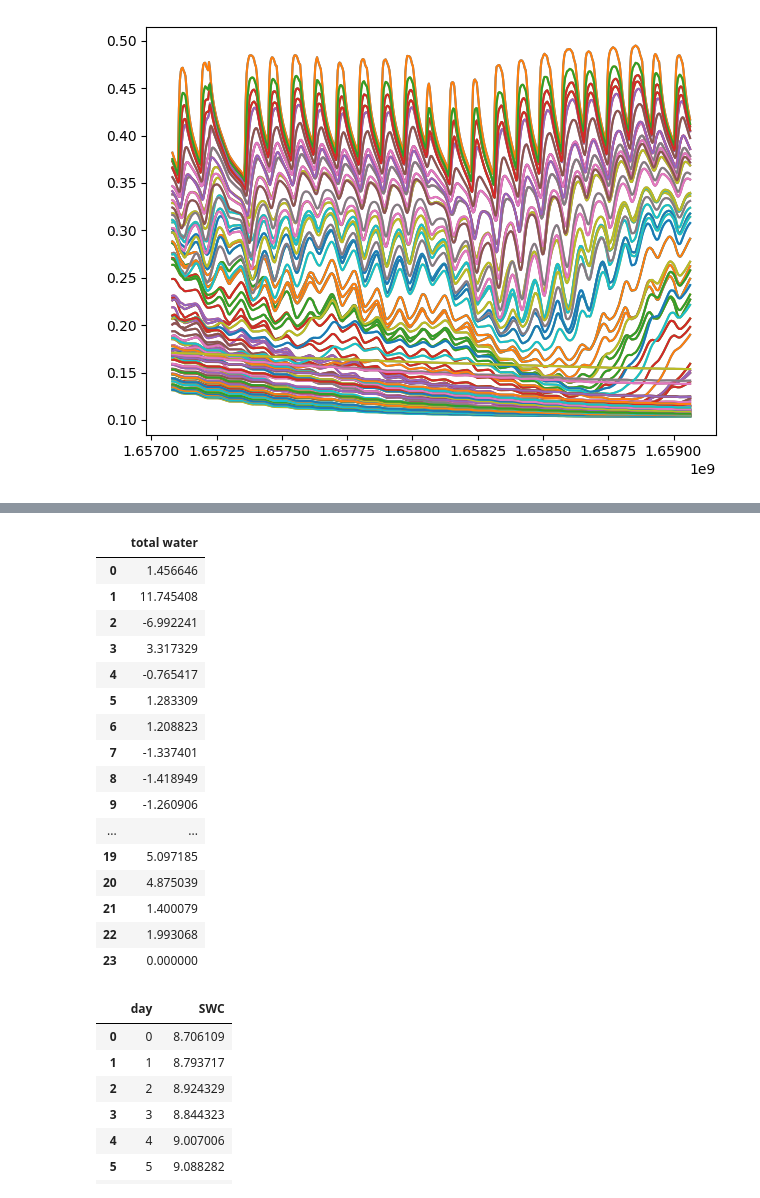
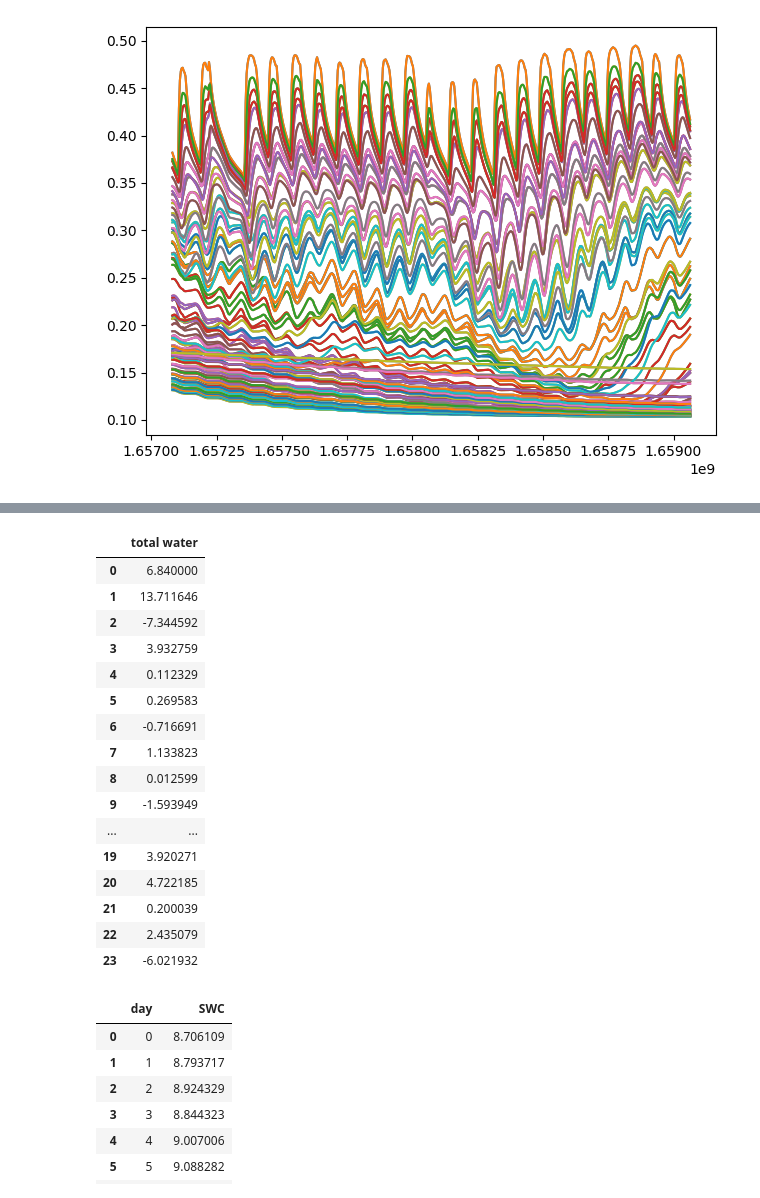
Before and after one commit to josephgiovanelli/et0_calculation, a Jupyter notebook: notebook.ipynb, the cells around one changed output, grey strips where cells are left out. Saved outputs shown, nothing was run; the diff lists cells and outputs as text; code cells hidden in the pictures.

```diff
--- a/notebook.ipynb
+++ b/notebook.ipynb
@@ -106,36 +106,36 @@ def set_days(df,column_name,new_column):
 # %%
 
 
 #Calculating daily precipitation & irrigation values
 
 pr = set_days(pr,'timestamp','day').groupby(pr['day'], as_index=False)["precipitation"].sum()
 ir = set_days(ir,'timestamp','day').groupby(ir['day'], as_index=False)["irrigation"].sum()
-
+et = pd.DataFrame([{'timestamp': 0, 'et0': 0}]).append(et, ignore_index =True)
 
 #Daily water deficit: irrigation + precipitation - et0
 
 tw = pd.DataFrame(ir['irrigation'].add(pr['precipitation'].sub(et['et0'],fill_value=0)),columns=['total water'])
 
 
 tw
 # %% [output]
 |  | total water |
-| 0 | 1.456646 |
-| 1 | 11.745408 |
-| 2 | -6.992241 |
-| 3 | 3.317329 |
-| 4 | -0.765417 |
-| 5 | 1.283309 |
-| 6 | 1.208823 |
-| 7 | -1.337401 |
-| 8 | -1.418949 |
-| 9 | -1.260906 |
+| 0 | 6.840000 |
+| 1 | 13.711646 |
+| 2 | -7.344592 |
+| 3 | 3.932759 |
+| 4 | 0.112329 |
+| 5 | 0.269583 |
+| 6 | -0.716691 |
+| 7 | 1.133823 |
+| 8 | 0.012599 |
+| 9 | -1.593949 |
 | ... | ... |
-| 19 | 5.097185 |
-| 20 | 4.875039 |
-| 21 | 1.400079 |
-| 22 | 1.993068 |
-| 23 | 0.000000 |
+| 19 | 3.920271 |
+| 20 | 4.722185 |
+| 21 | 0.200039 |
+| 22 | 2.435079 |
+| 23 | -6.021932 |
 # %%
 #Calculating, for every moisture sensor, daily-avg-value.
 
```
Also changed, not shown: parts of 6 cells of this notebook.
